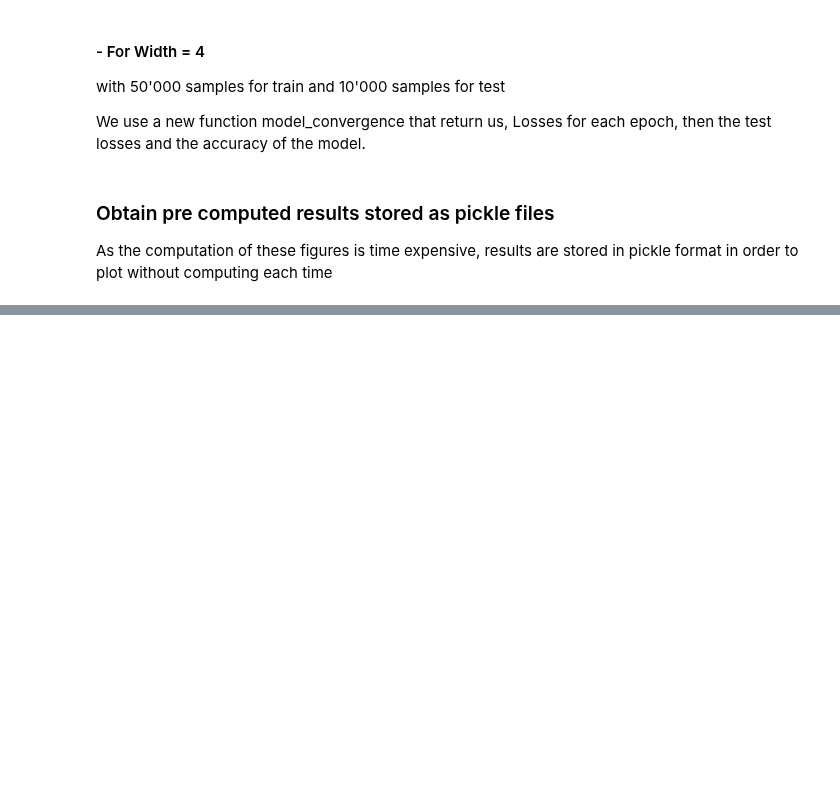
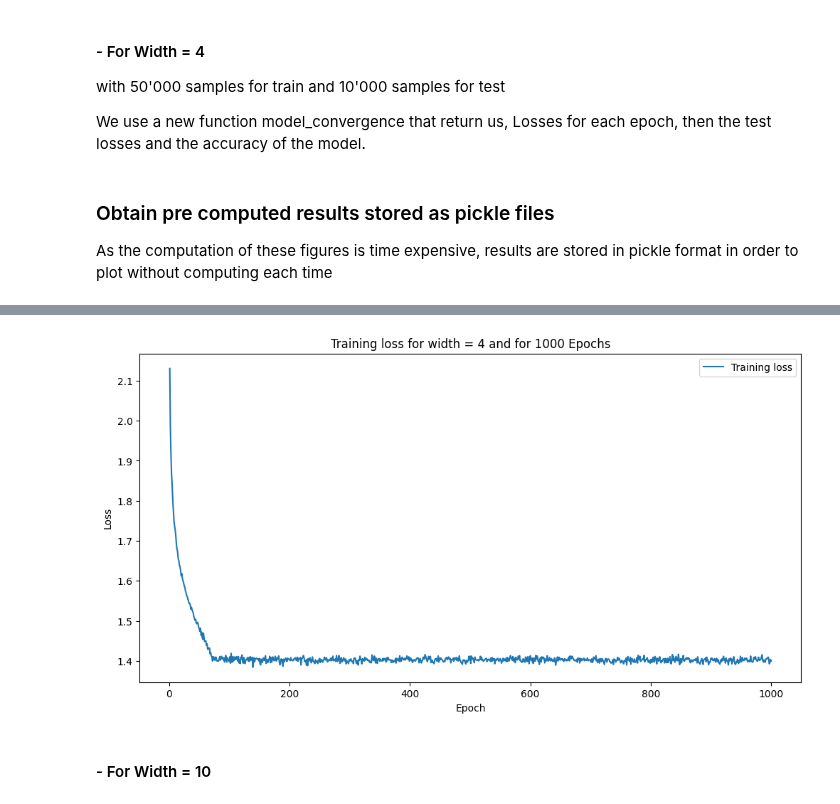
Before and after one commit to roduit/EE-411-FOIL-Project, a Jupyter notebook: source/main.ipynb, the cells around one changed output, grey strips where cells are left out. Drawn from its saved outputs; the diff is of its cells as text; code cells hidden in the pictures; blank space fills up the shorter version.

```diff
--- a/source/main.ipynb
+++ b/source/main.ipynb
@@ -301,0 +339,6 @@ NameError: name 'open_pickle' is not defined
+# %%
+visualize_convergence(losses_k4_1K, test_loss_k4_1K, test_accuracy_k4_1K, num_epochs=1000, width = 4)
+# %% [output]
+[figure, added]
+# %% [markdown]
+#### - For Width = 10
```
Also changed, not shown: parts of 18 cells of this notebook, 6 other files.
